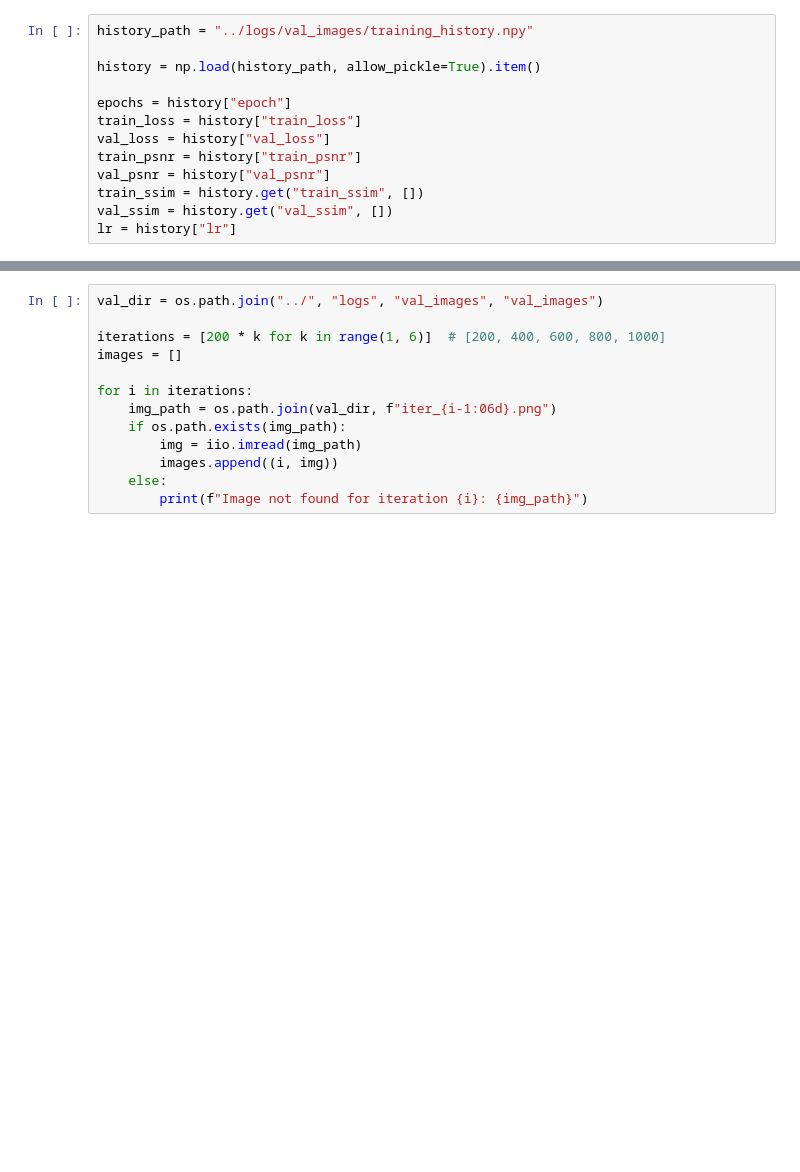
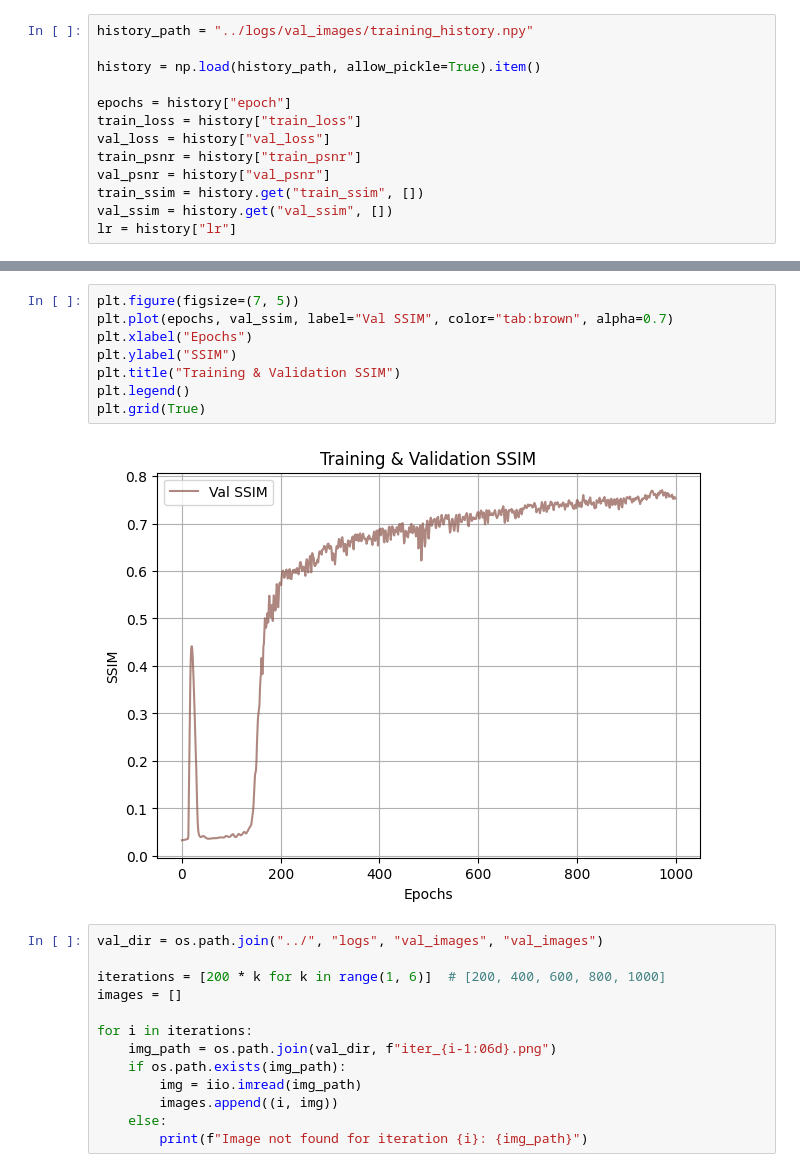
Before and after one commit to Louiscrrn/NeRF-PyTorch-3D-Vision, a Jupyter notebook: notebooks/results_exploration.ipynb, the cells around one changed output, grey strips where cells are left out. Cells and saved outputs as stored; diff of their text form; blank space fills up the shorter version.

```diff
--- a/notebooks/results_exploration.ipynb
+++ b/notebooks/results_exploration.ipynb
@@ -61,5 +52,15 @@ if len(train_ssim) > 0 and len(val_ssim) > 0:
 # %% [output]
 [figure]
+# %%
+plt.figure(figsize=(7, 5))
+plt.plot(epochs, val_ssim, label="Val SSIM", color="tab:brown", alpha=0.7)
+plt.xlabel("Epochs")
+plt.ylabel("SSIM")
+plt.title("Training & Validation SSIM")
+plt.legend()
+plt.grid(True)
+# %% [output]
+[figure, added]
 # %%
 val_dir = os.path.join("../", "logs", "val_images", "val_images")
 
```
Also changed, not shown: parts of 2 cells of this notebook, 3 other files.
